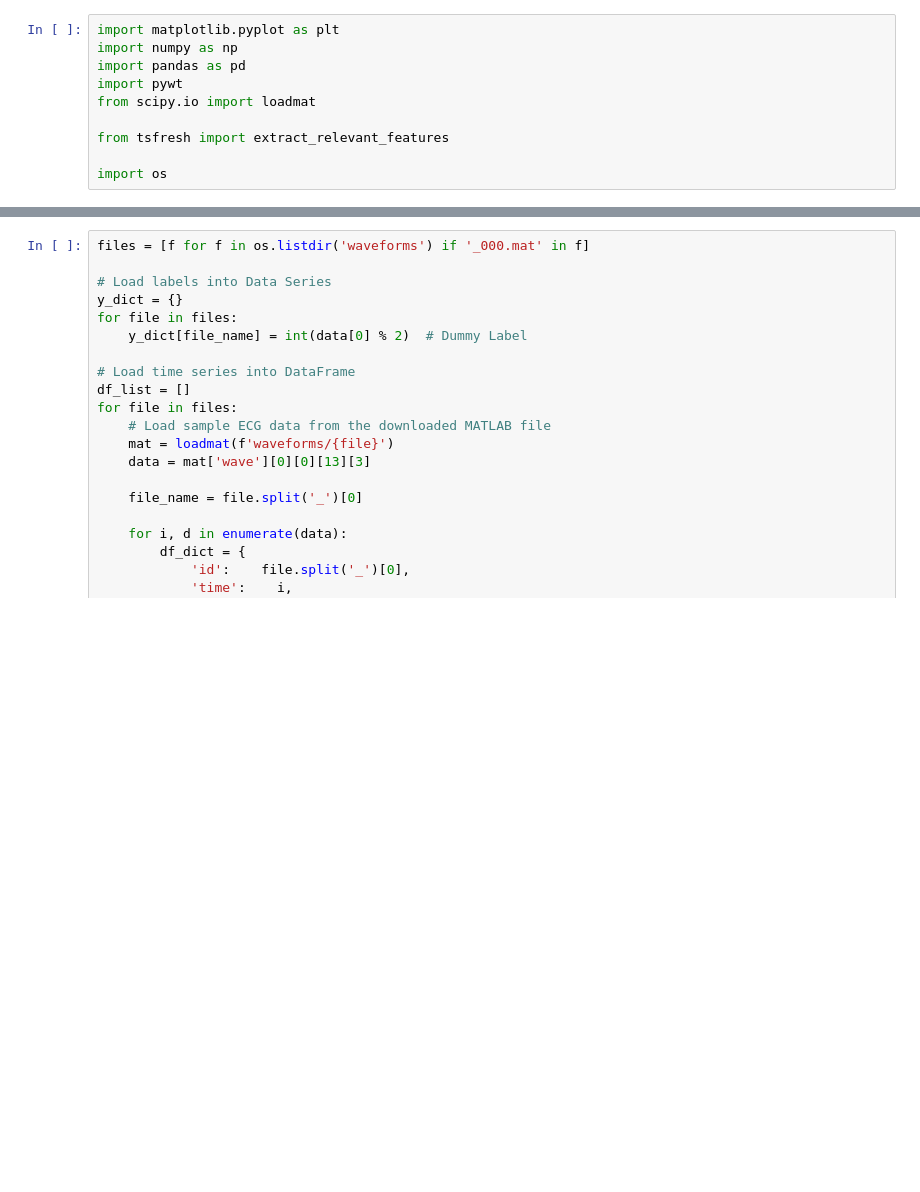
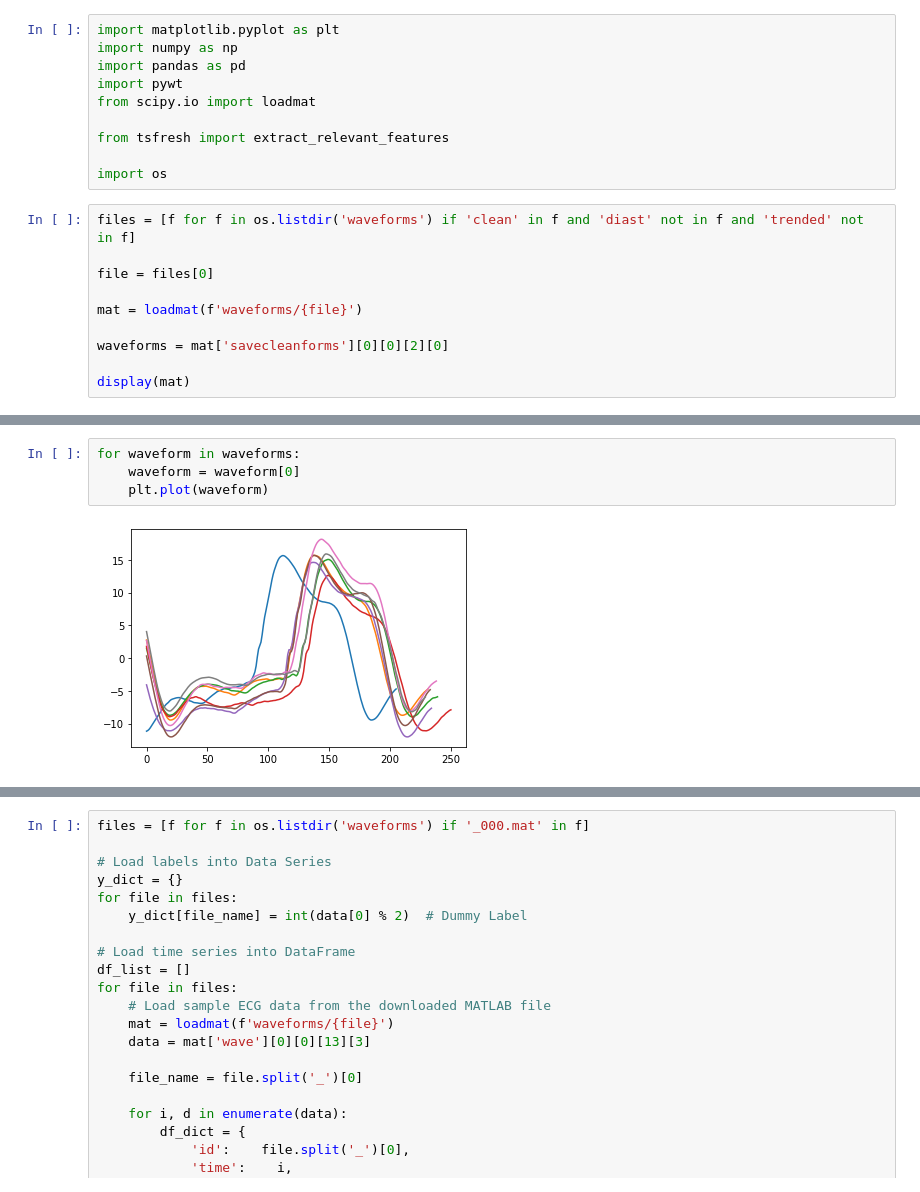
Before and after one commit to actsao/epahClassification, a Jupyter notebook: epahClassifier.ipynb, the cells around one changed output, grey strips where cells are left out. Drawn from its saved outputs; the diff is of its cells as text; blank space fills up the shorter version.

Commit message:
Read in cleanwaveforms

```diff
--- a/epahClassifier.ipynb
+++ b/epahClassifier.ipynb
@@ -8,3 +8,13 @@ from scipy.io import loadmat
 from tsfresh import extract_relevant_features
 
 import os
+# %%
+files = [f for f in os.listdir('waveforms') if 'clean' in f and 'diast' not in f and 'trended' not in f]
+
+file = files[0]
+
+mat = loadmat(f'waveforms/{file}')
+
+waveforms = mat['savecleanforms'][0][0][2][0]
+
+display(mat)
@@ -11,2 +39,8 @@ import os
+# %%
+for waveform in waveforms:
+    waveform = waveform[0]
+    plt.plot(waveform)
+# %% [output]
+[figure, added]
 # %%
 # data = mat['wave'][0][0][13][3]
```
Also changed, not shown: parts of 2 cells of this notebook.
